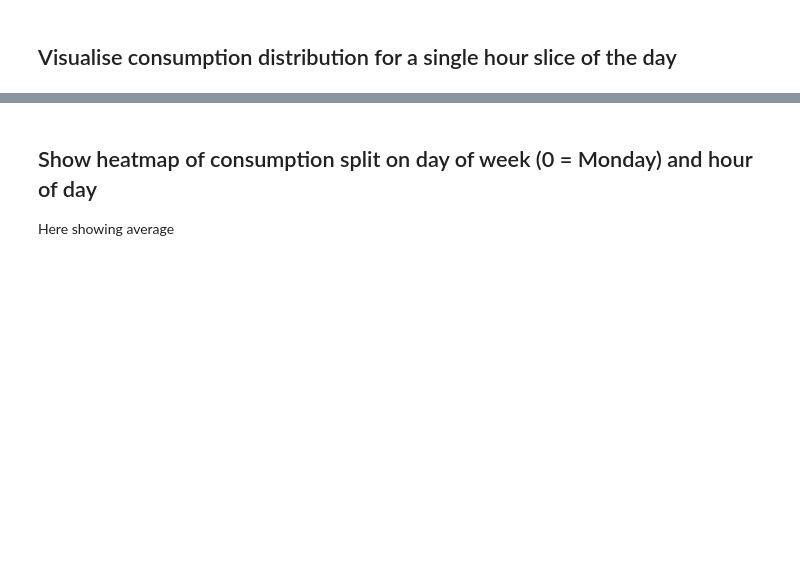
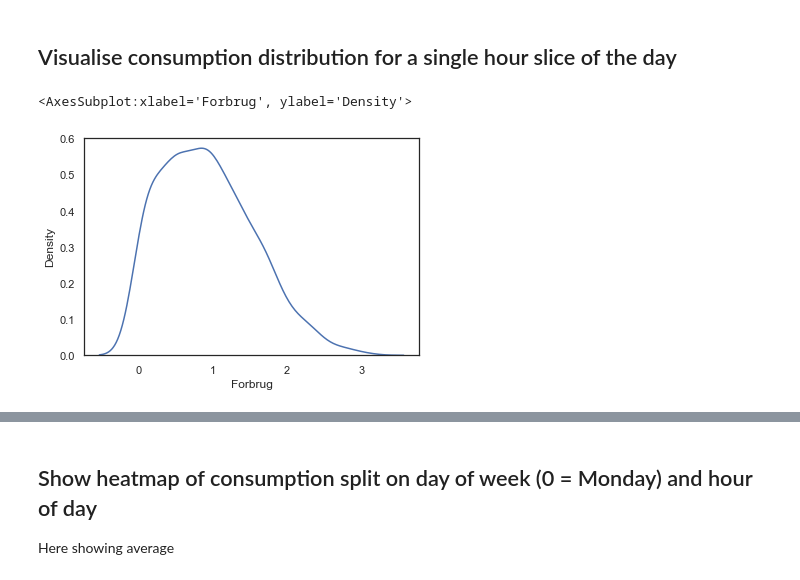
Before and after one commit to jriisj/UtilitiesConsumptionADE, a Jupyter notebook: src/index.ipynb, the cells around one changed output, grey strips where cells are left out. Cells and saved outputs as stored; diff of their text form; code cells hidden in the pictures; blank space fills up the shorter version.

```diff
--- a/src/index.ipynb
+++ b/src/index.ipynb
@@ -30,3 +32,9 @@ consumption.head()
 # Look at hour of day for consumption trends
 # %% [markdown]
 ## Visualise consumption distribution for a single hour slice of the day
+# %%
+singlesliceofday = consumption[consumption['HourOfDay'] == 17]
+sns.kdeplot(data=singlesliceofday, x='Forbrug')
+# %% [output]
+<AxesSubplot:xlabel='Forbrug', ylabel='Density'>
+[figure, added]
```
Also changed, not shown: parts of 9 cells of this notebook.
